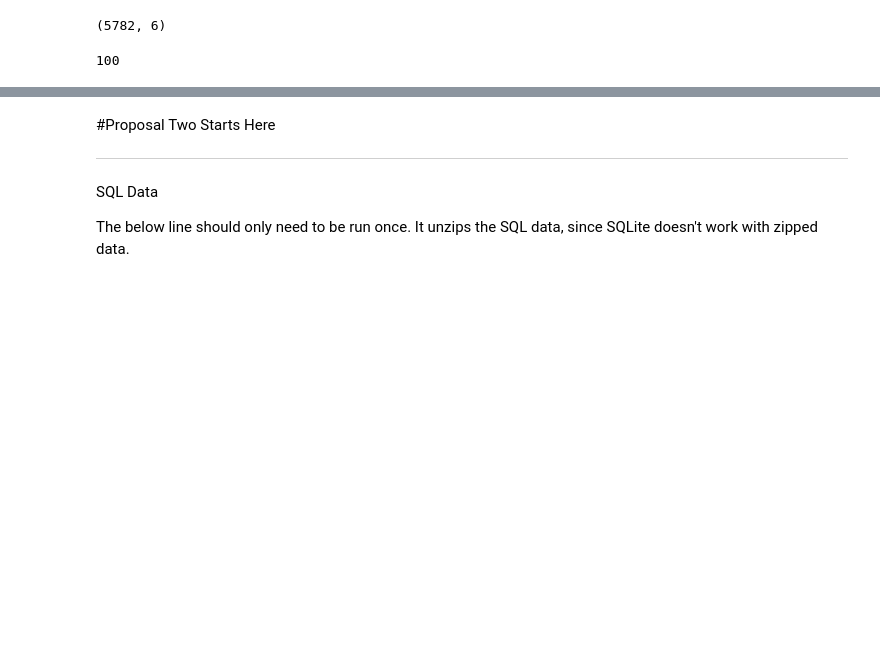
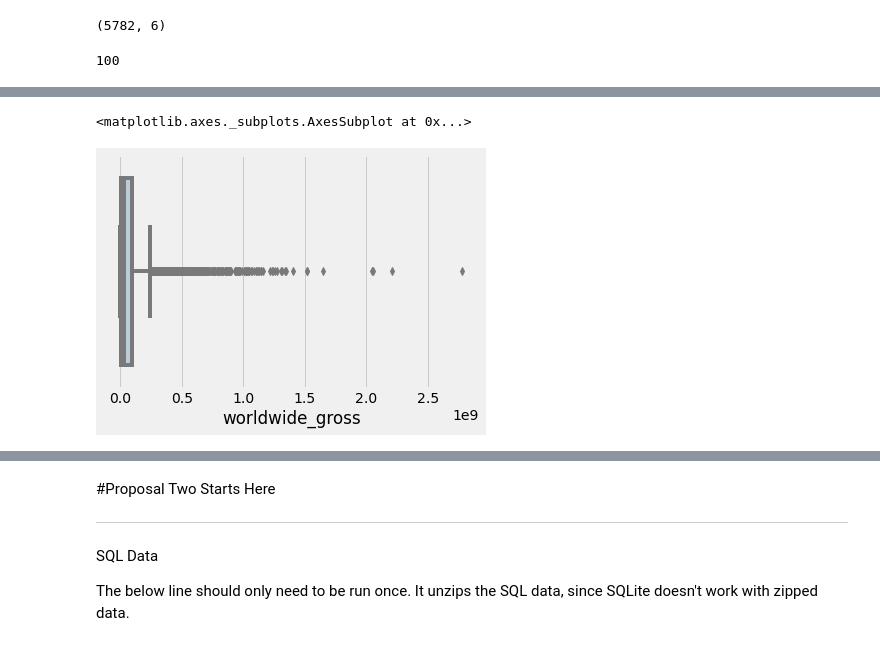
Before and after one commit to olexy/da_ds_ml, a Jupyter notebook: exploratory.ipynb, the cells around one changed output, grey strips where cells are left out. Drawn from its saved outputs; the diff is of its cells as text; code cells hidden in the pictures; blank space fills up the shorter version.

```diff
--- a/exploratory.ipynb
+++ b/exploratory.ipynb
@@ -597,0 +631,3 @@ movie_budget.head()
+# %%
+#converting currency with $ to numbers
+movie_budget[movie_budget.columns[3:]] = movie_budget[movie_budget.columns[3:]].replace('[\$,]', '', regex=True).astype(float)
@@ -605,0 +677,6 @@ movie_budget.id.nunique()
+# %%
+sns.boxplot(movie_budget['worldwide_gross'], color='#b3cde0')
+# initialize our plot space.
+# %% [output]
+<matplotlib.axes._subplots.AxesSubplot at 0x...>
+[figure, added]
```
Also changed, not shown: parts of 16 cells of this notebook.
